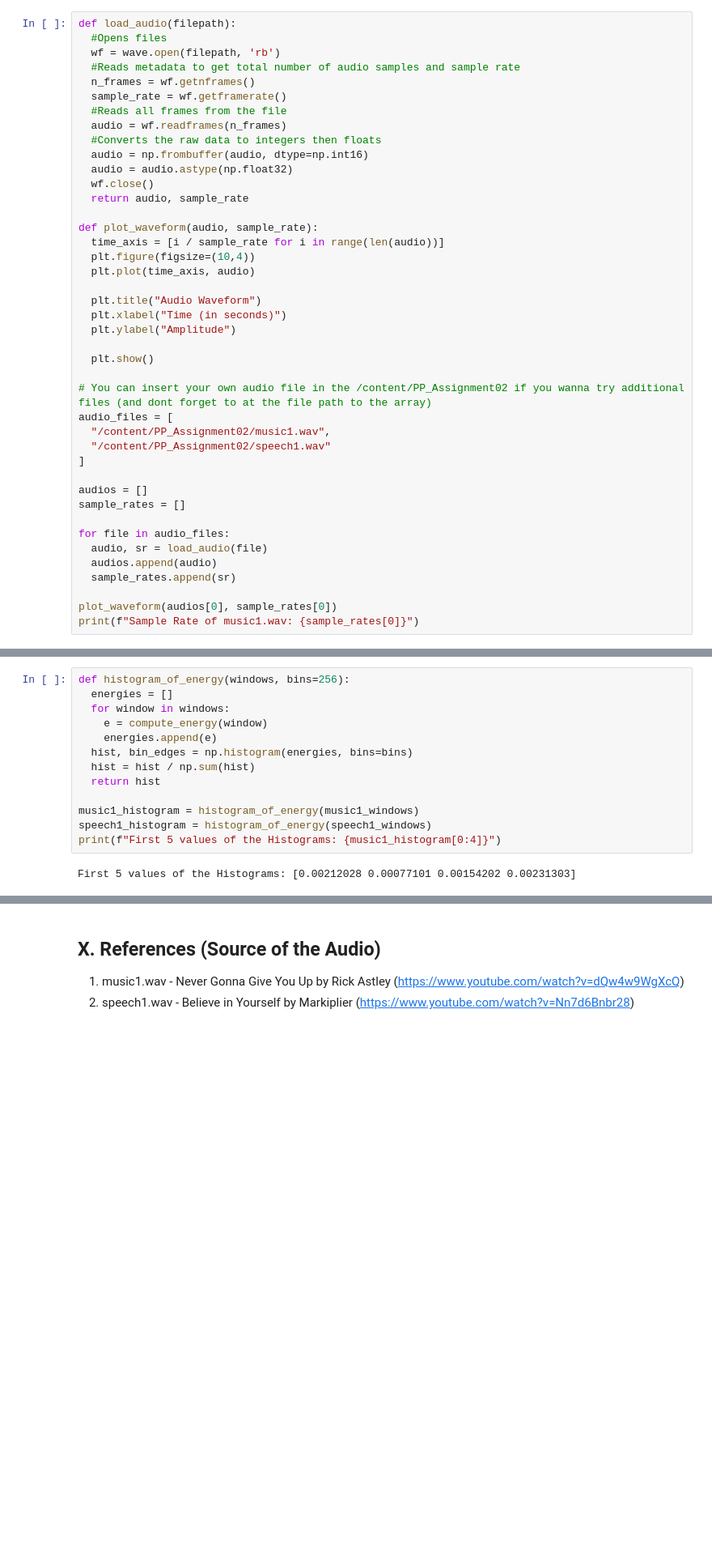
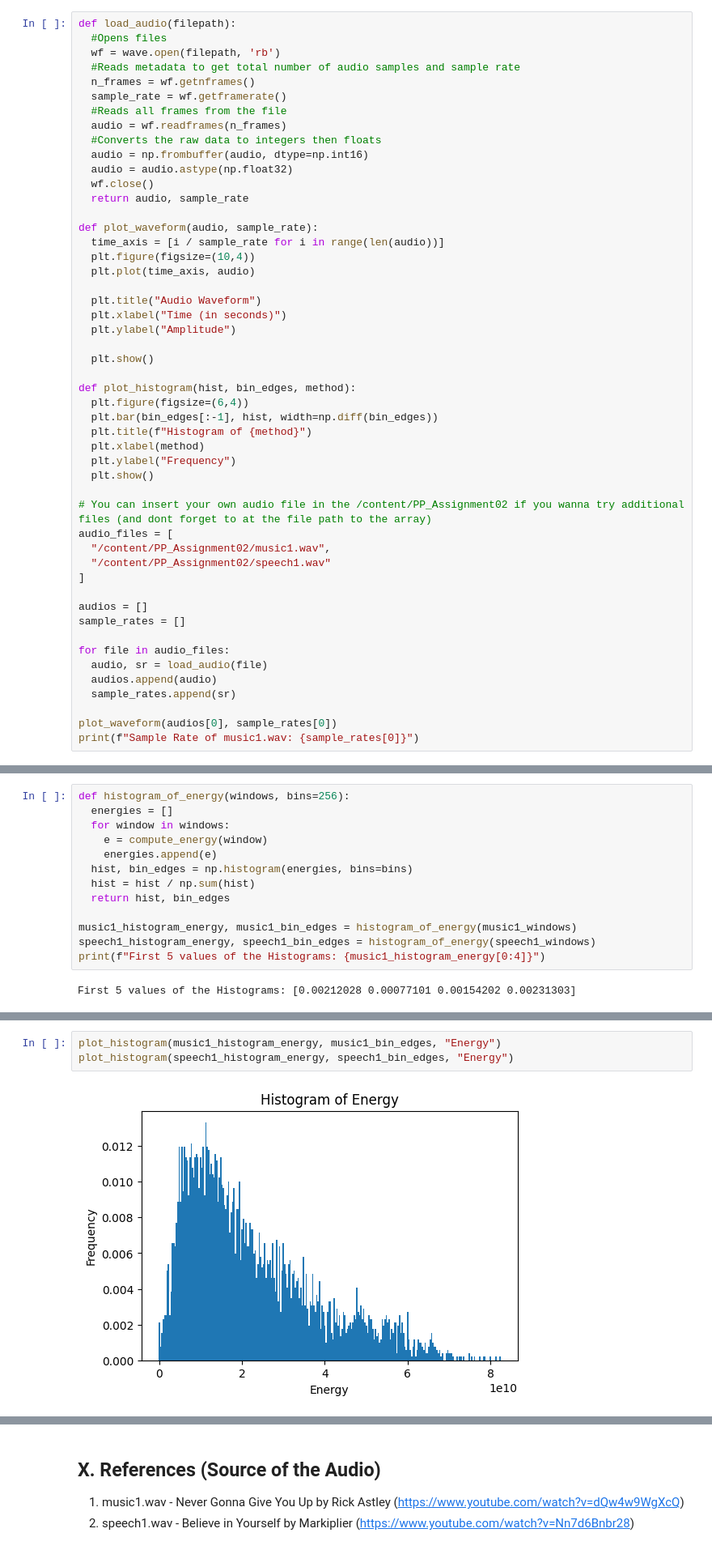
Before and after one commit to Plumz17/PP_Assignment02, a Jupyter notebook: PP_Assignment02.ipynb, the cells around one changed output, grey strips where cells are left out. Shown at 81% size. Drawn from its saved outputs; the diff is of its cells as text; blank space fills up the shorter version.

```diff
--- a/PP_Assignment02.ipynb
+++ b/PP_Assignment02.ipynb
@@ -59,6 +59,14 @@ def plot_waveform(audio, sample_rate):
 
   plt.show()
 
+def plot_histogram(hist, bin_edges, method):
+  plt.figure(figsize=(6,4))
+  plt.bar(bin_edges[:-1], hist, width=np.diff(bin_edges))
+  plt.title(f"Histogram of {method}")
+  plt.xlabel(method)
+  plt.ylabel("Frequency")
+  plt.show()
+
 # You can insert your own audio file in the /content/PP_Assignment02 if you wanna try additional files (and dont forget to at the file path to the array)
 audio_files = [
   "/content/PP_Assignment02/music1.wav",
@@ -120,10 +128,10 @@ def histogram_of_energy(windows, bins=256):
     energies.append(e)
   hist, bin_edges = np.histogram(energies, bins=bins)
   hist = hist / np.sum(hist)
-  return hist
+  return hist, bin_edges
 
-music1_histogram = histogram_of_energy(music1_windows)
-speech1_histogram = histogram_of_energy(speech1_windows)
-print(f"First 5 values of the Histograms: {music1_histogram[0:4]}")
+music1_histogram_energy, music1_bin_edges = histogram_of_energy(music1_windows)
+speech1_histogram_energy, speech1_bin_edges = histogram_of_energy(speech1_windows)
+print(f"First 5 values of the Histograms: {music1_histogram_energy[0:4]}")
 # %% [output]
 First 5 values of the Histograms: [0.00212028 0.00077101 0.00154202 0.00231303]
@@ -143,0 +138,5 @@ plot_energy_histogram(speech1_histogram)
+# %%
+plot_histogram(music1_histogram_energy, music1_bin_edges, "Energy")
+plot_histogram(speech1_histogram_energy, speech1_bin_edges, "Energy")
+# %% [output]
+[figure, added]
```
Also changed, not shown: parts of 12 cells of this notebook.
